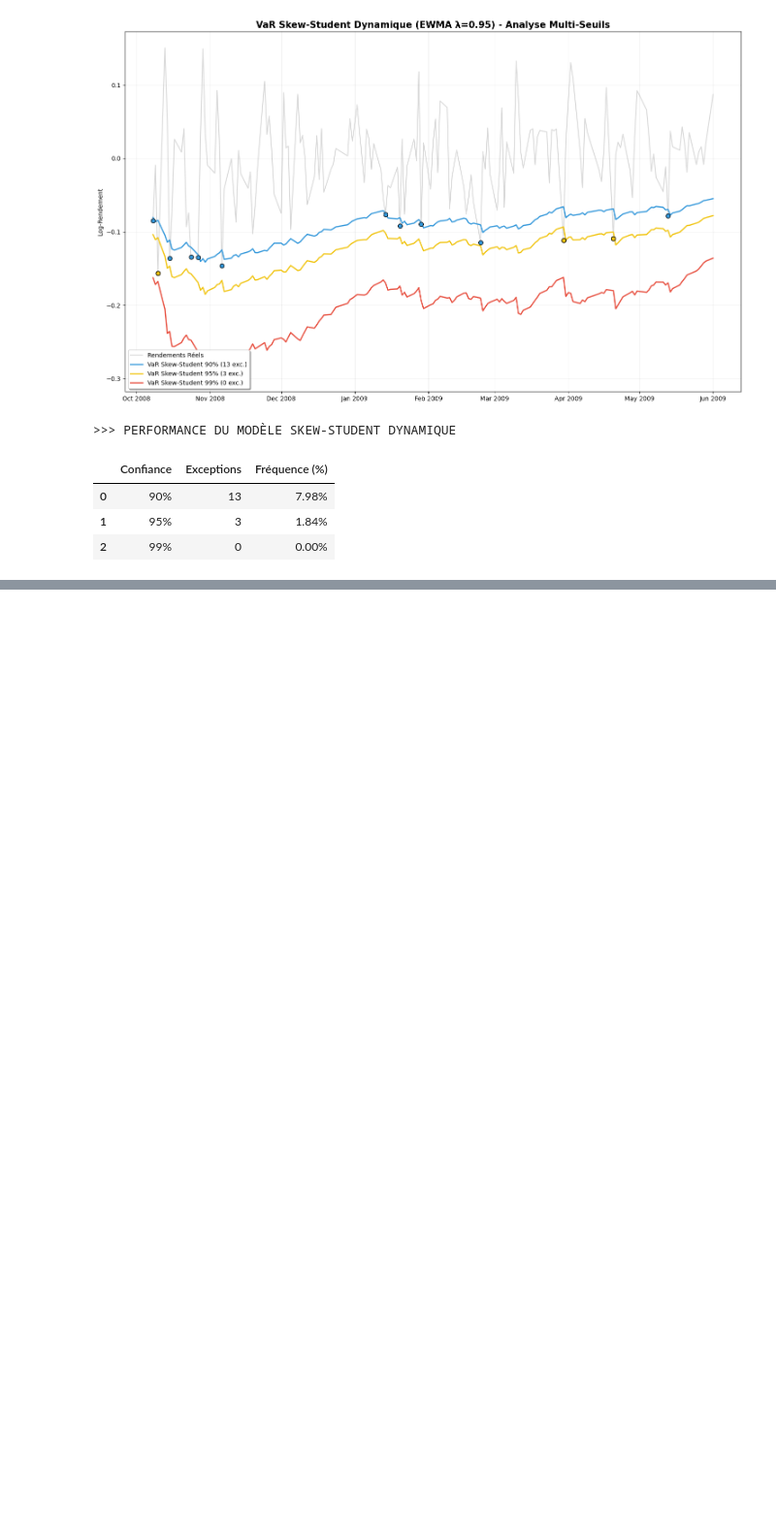
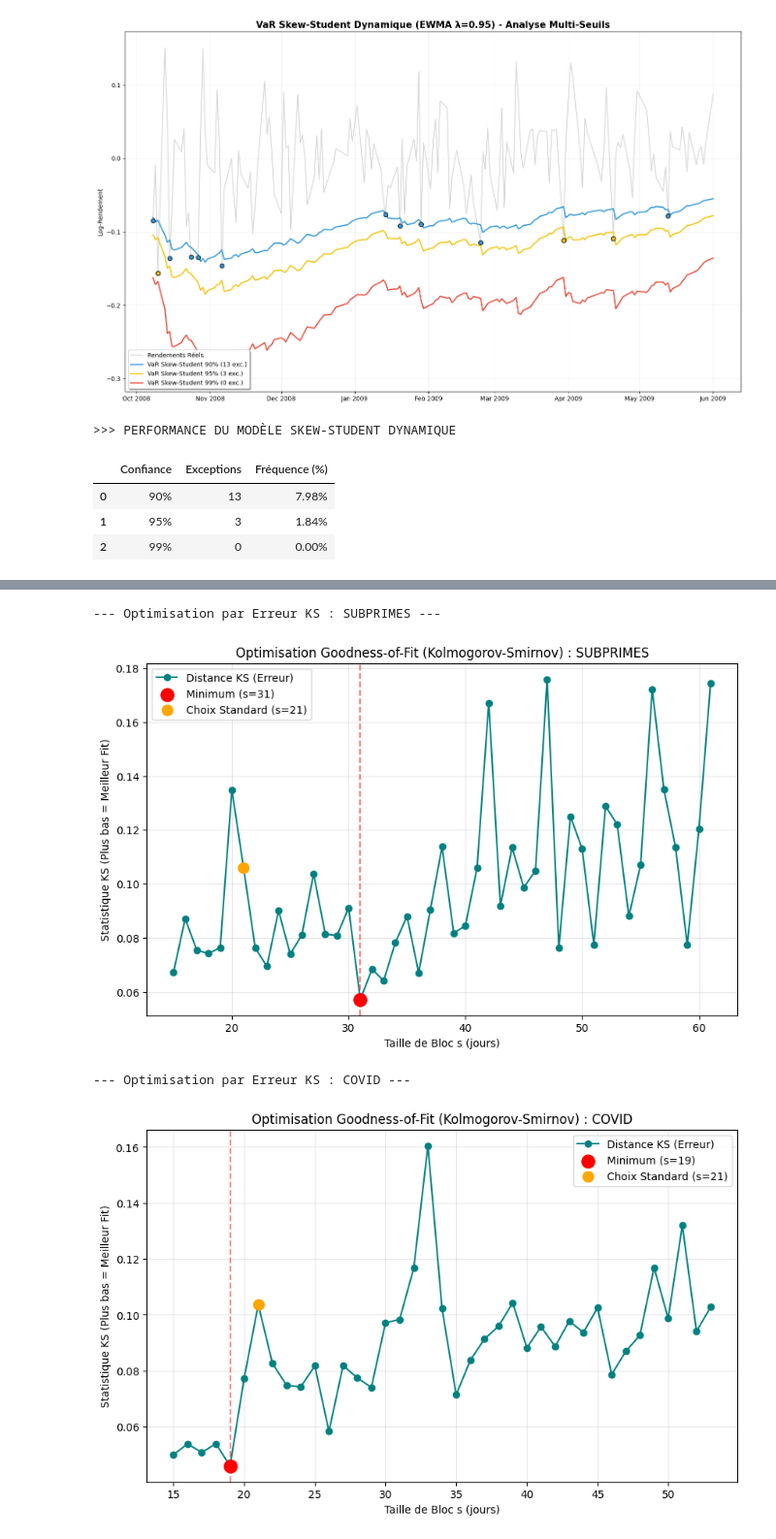
Before and after one commit to ClementYvernault/stat_risque_extreme, a Jupyter notebook: code_part_1.ipynb, the cells around one changed output, grey strips where cells are left out. Shown at 97% size. Drawn from its saved outputs; the diff is of its cells as text; code cells hidden in the pictures; blank space fills up the shorter version.

```diff
--- a/code_part_1.ipynb
+++ b/code_part_1.ipynb
@@ -1301,0 +1827,74 @@ display(pd.DataFrame(summary_skew_dyn))
+# %%
+import numpy as np
+import matplotlib.pyplot as plt
+import scipy.stats as stats
+
+def optimize_block_size_ks(df_source, start_date, end_date, scenario_name):
+    print(f"\n--- Optimisation par Erreur KS : {scenario_name} ---")
+
+    mask = (df_source.index >= start_date) & (df_source.index <= end_date)
+    losses = -df_source.loc[mask, 'Log_Returns']
+
+    block_sizes = range(15, 65, 1)
+    ks_distances = []
+    valid_sizes = []
+
+    for s in block_sizes:
+        n_blocks = len(losses) // s
+        if n_blocks < 20: continue # Trop peu de points
+
+        # 1. Création des Maxima
+        maxima = np.array([losses.iloc[i*s : (i+1)*s].max() for i in range(n_blocks)])
+
+        try:
+            # 2. Fit GEV
+            c, loc, scale = stats.genextreme.fit(maxima)
+
+            # 3. Calcul de la statistique KS (Erreur)
+            # kstest compare l'échantillon (maxima) à la CDF théorique (genextreme)
+            ks_stat, p_value = stats.kstest(maxima, 'genextreme', args=(c, loc, scale))
+
+            ks_distances.append(ks_stat)
+            valid_sizes.append(s)
+        except:
+            pass
+
+    # --- VISUALISATION ---
+    plt.figure(figsize=(10, 6))
+
+    # Courbe des erreurs
+    plt.plot(valid_sizes, ks_distances, 'o-', color='teal', label='Distance KS (Erreur)')
+
+    # Trouver le minimum local (Le meilleur candidat)
+    min_ks = min(ks_distances)
+    best_s_idx = ks_distances.index(min_ks)
+    best_s = valid_sizes[best_s_idx]
+
+    plt.scatter(best_s, min_ks, color='red', s=150, zorder=5, label=f'Minimum (s={best_s})')
+    plt.axvline(best_s, color='red', linestyle='--', alpha=0.5)
+
+    # Marquer notre choix précédent (21) pour comparer
+    if 21 in valid_sizes:
+        ks_21 = ks_distances[valid_sizes.index(21)]
+        plt.scatter(21, ks_21, color='orange', s=100, zorder=4, label='Choix Standard (s=21)')
+
+    plt.title(f"Optimisation Goodness-of-Fit (Kolmogorov-Smirnov) : {scenario_name}")
+    plt.xlabel("Taille de Bloc s (jours)")
+    plt.ylabel("Statistique KS (Plus bas = Meilleur Fit)")
+    plt.legend()
+    plt.grid(True, alpha=0.3)
+    plt.show()
+
+    return best_s
+
+# --- EXÉCUTION ---
+# Subprimes
+best_s_sub = optimize_block_size_ks(df_clean, subprime_train_start, subprime_train_end, "SUBPRIMES")
+
+# Covid
+best_s_cov = optimize_block_size_ks(df_clean, covid_train_start, covid_train_end, "COVID")
+# %% [output]
+--- Optimisation par Erreur KS : SUBPRIMES ---
+[figure, added]
+--- Optimisation par Erreur KS : COVID ---
+[figure, added]
```
Also changed, not shown: parts of 25 cells of this notebook, 2 other files.
